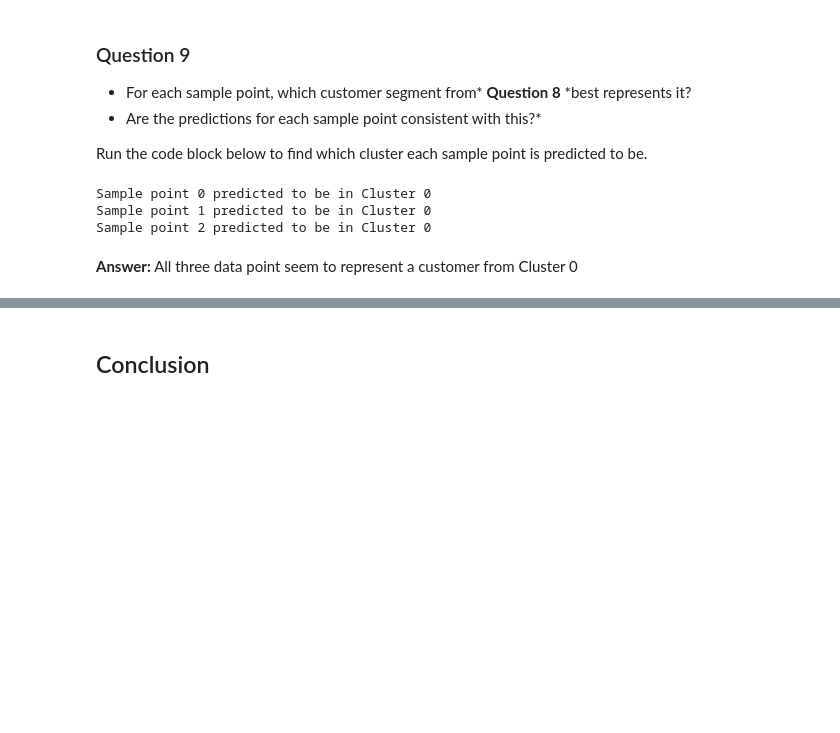
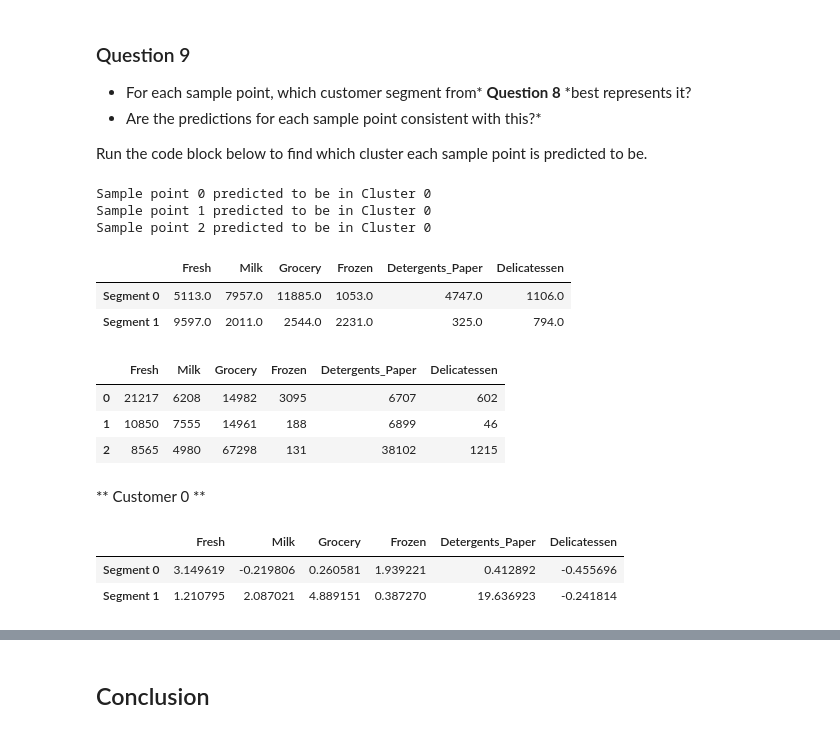
Before and after one commit to intsco/machine-learning, a Jupyter notebook: projects/customer_segments/customer_segments.ipynb, the cells around one changed output, grey strips where cells are left out. Cells and saved outputs as stored; diff of their text form; code cells hidden in the pictures; blank space fills up the shorter version.

```diff
--- a/projects/customer_segments/customer_segments.ipynb
+++ b/projects/customer_segments/customer_segments.ipynb
@@ -658,5 +668,24 @@ for i, pred in enumerate(sample_preds):
 Sample point 0 predicted to be in Cluster 0
 Sample point 1 predicted to be in Cluster 0
 Sample point 2 predicted to be in Cluster 0
-# %% [markdown]
-**Answer:** All three data point seem to represent a customer from Cluster 0
+# %%
+true_centers
+# %% [output]
+|  | Fresh | Milk | Grocery | Frozen | Detergents_Paper | Delicatessen |
+| Segment 0 | 5113.0 | 7957.0 | 11885.0 | 1053.0 | 4747.0 | 1106.0 |
+| Segment 1 | 9597.0 | 2011.0 | 2544.0 | 2231.0 | 325.0 | 794.0 |
+# %%
+samples
+# %% [output]
+|  | Fresh | Milk | Grocery | Frozen | Detergents_Paper | Delicatessen |
+| 0 | 21217 | 6208 | 14982 | 3095 | 6707 | 602 |
+| 1 | 10850 | 7555 | 14961 | 188 | 6899 | 46 |
+| 2 | 8565 | 4980 | 67298 | 131 | 38102 | 1215 |
+# %% [markdown]
+** Customer 0 **
+# %%
+true_centers.apply(lambda ser: (samples.iloc[0] - ser) / ser, axis=1)
+# %% [output]
+|  | Fresh | Milk | Grocery | Frozen | Detergents_Paper | Delicatessen |
+| Segment 0 | 3.149619 | -0.219806 | 0.260581 | 1.939221 | 0.412892 | -0.455696 |
+| Segment 1 | 1.210795 | 2.087021 | 4.889151 | 0.387270 | 19.636923 | -0.241814 |
```
Also changed, not shown: parts of 28 cells of this notebook, 1 other file.
